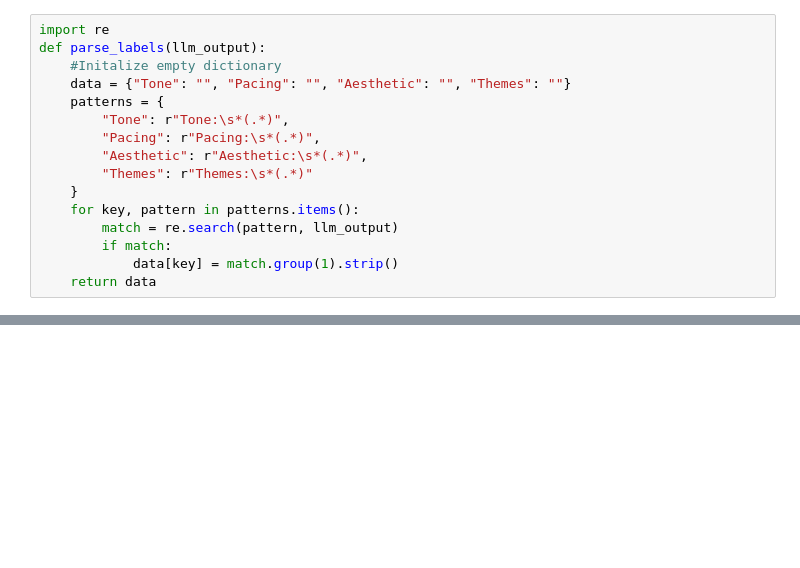
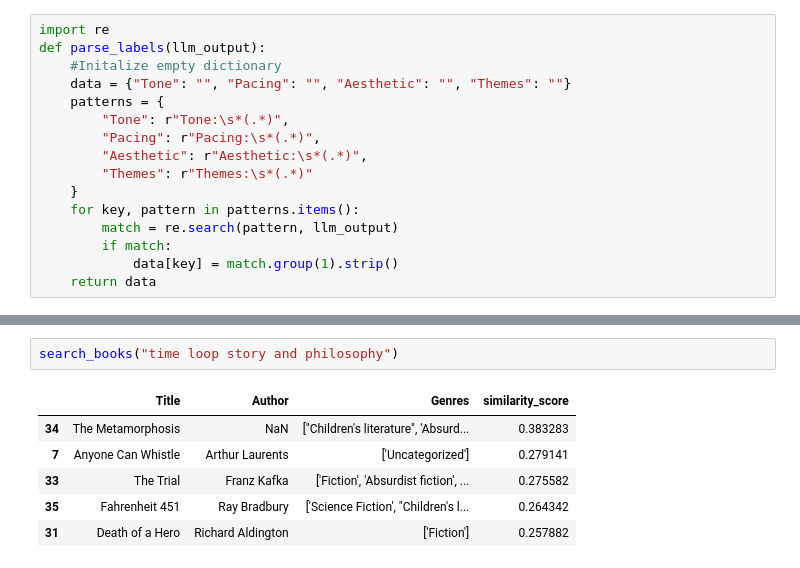
Before and after one commit to shivamgupta29/Books4U, a Jupyter notebook: server-model/notebooks/semantic_enrichment.ipynb, the cells around one changed output, grey strips where cells are left out. Saved outputs shown, nothing was run; the diff lists cells and outputs as text; blank space fills up the shorter version.

```diff
--- a/server-model/notebooks/semantic_enrichment.ipynb
+++ b/server-model/notebooks/semantic_enrichment.ipynb
@@ -176,0 +254,9 @@ test_chunk.head(20)
+# %%
+search_books("time loop story and philosophy")
+# %% [output]
+|  | Title | Author | Genres | similarity_score |
+| 34 | The Metamorphosis | NaN | ["Children's literature", 'Absurd... | 0.383283 |
+| 7 | Anyone Can Whistle | Arthur Laurents | ['Uncategorized'] | 0.279141 |
+| 33 | The Trial | Franz Kafka | ['Fiction', 'Absurdist fiction', ... | 0.275582 |
+| 35 | Fahrenheit 451 | Ray Bradbury | ['Science Fiction', "Children's l... | 0.264342 |
+| 31 | Death of a Hero | Richard Aldington | ['Fiction'] | 0.257882 |
```
Also changed, not shown: parts of 14 cells of this notebook, 1 other file.
